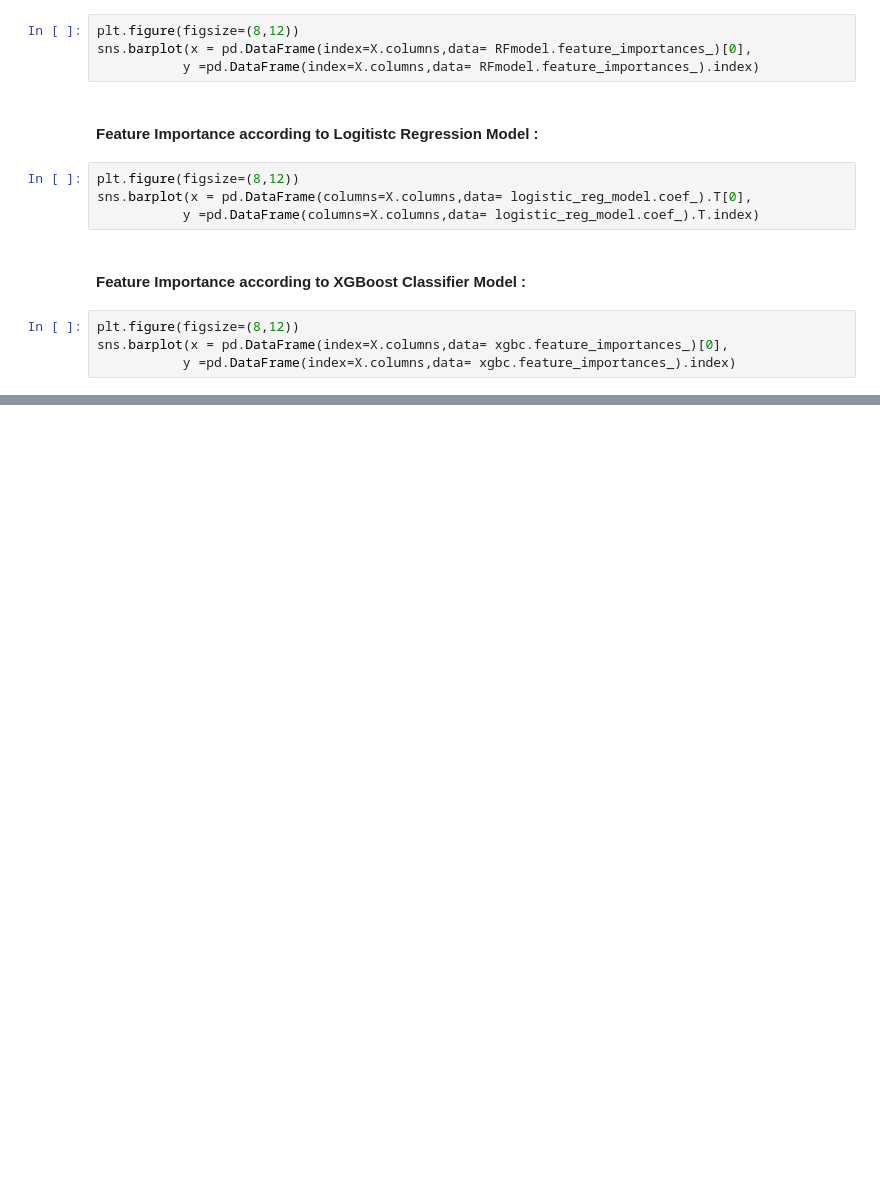
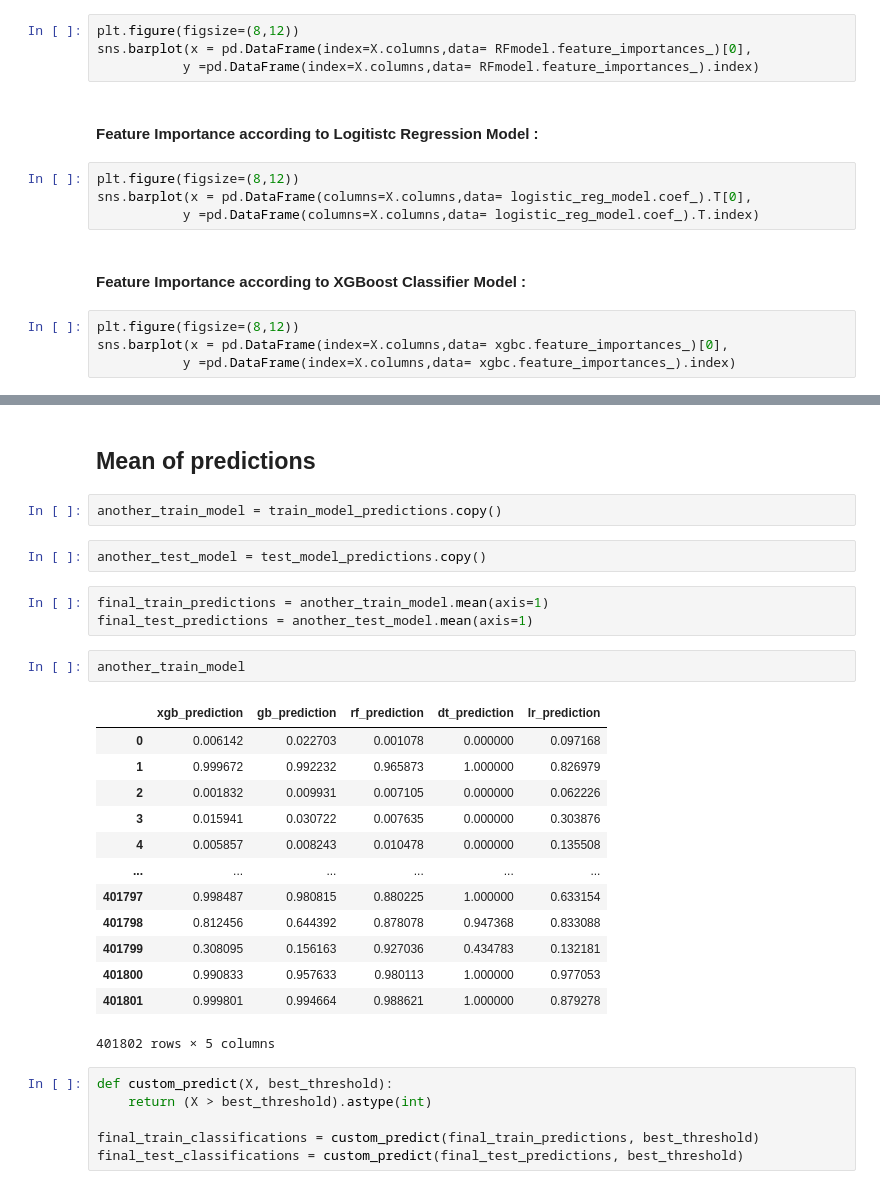
Before and after one commit to jiadiz/API-for-loan-selection, a Jupyter notebook: Binary classification with ensemble.ipynb, the cells around one changed output, grey strips where cells are left out. Cells and saved outputs as stored; diff of their text form; blank space fills up the shorter version.

```diff
--- a/Binary classification with ensemble.ipynb
+++ b/Binary classification with ensemble.ipynb
@@ -2269,0 +1616,31 @@ weighted avg       0.93      0.94      0.93    106502
+# %% [markdown]
+## Mean of predictions
+# %%
+another_train_model = train_model_predictions.copy()
+# %%
+another_test_model = test_model_predictions.copy()
+# %%
+final_train_predictions = another_train_model.mean(axis=1)
+final_test_predictions = another_test_model.mean(axis=1)
+# %%
+another_train_model
+# %% [output]
+|  | xgb_prediction | gb_prediction | rf_prediction | dt_prediction | lr_prediction |
+| 0 | 0.006142 | 0.022703 | 0.001078 | 0.000000 | 0.097168 |
+| 1 | 0.999672 | 0.992232 | 0.965873 | 1.000000 | 0.826979 |
+| 2 | 0.001832 | 0.009931 | 0.007105 | 0.000000 | 0.062226 |
+| 3 | 0.015941 | 0.030722 | 0.007635 | 0.000000 | 0.303876 |
+| 4 | 0.005857 | 0.008243 | 0.010478 | 0.000000 | 0.135508 |
+| ... | ... | ... | ... | ... | ... |
+| 401797 | 0.998487 | 0.980815 | 0.880225 | 1.000000 | 0.633154 |
+| 401798 | 0.812456 | 0.644392 | 0.878078 | 0.947368 | 0.833088 |
+| 401799 | 0.308095 | 0.156163 | 0.927036 | 0.434783 | 0.132181 |
+| 401800 | 0.990833 | 0.957633 | 0.980113 | 1.000000 | 0.977053 |
+| 401801 | 0.999801 | 0.994664 | 0.988621 | 1.000000 | 0.879278 |
+401802 rows × 5 columns
+# %%
+def custom_predict(X, best_threshold):
+    return (X > best_threshold).astype(int)
+
+final_train_classifications = custom_predict(final_train_predictions, best_threshold)
+final_test_classifications = custom_predict(final_test_predictions, best_threshold)
```
Also changed, not shown: parts of 135 cells of this notebook.
